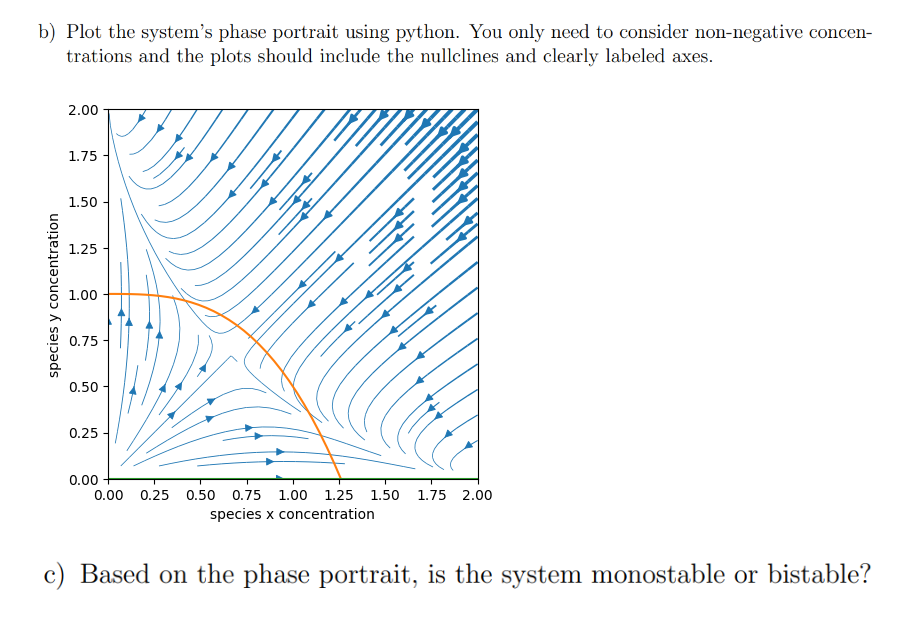
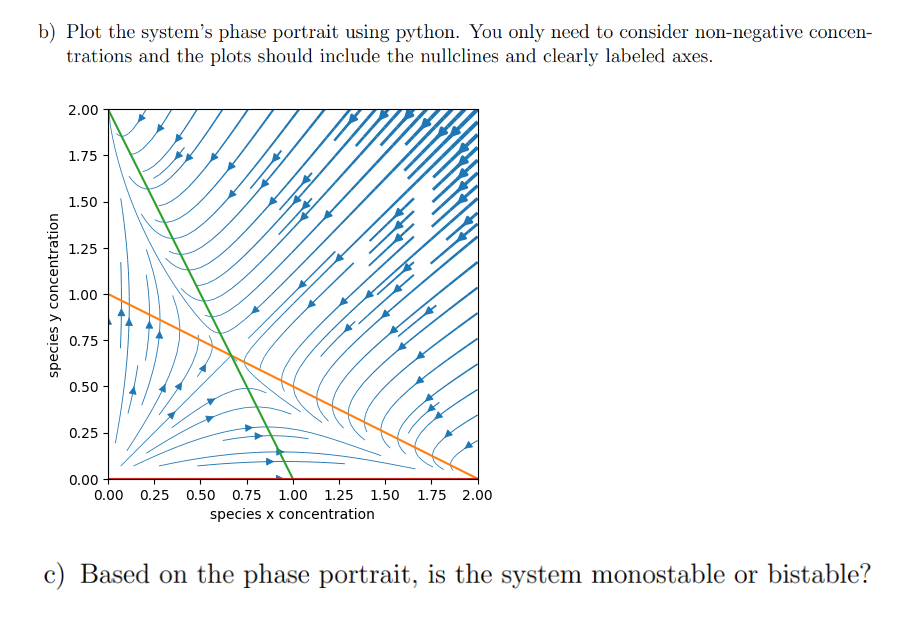
Before and after one commit to TC-Wheel/modeling_biological_systems, a Jupyter notebook: home_work/midterm.ipynb, the cells around one changed output. Drawn from its saved outputs; the diff is of its cells as text; code cells hidden in the pictures.

```diff
--- a/home_work/midterm.ipynb
+++ b/home_work/midterm.ipynb
@@ -243,38 +245,41 @@ def plot_flow_field(ODE, u_range, v_range, n_grid=100):
         for j in range(uu.shape[1]):
             u_vel[i,j], v_vel[i,j] = ODE(np.array([uu[i,j], vv[i,j]]), None)
     # Compute speed
     speed = np.sqrt(u_vel**2 + v_vel**2)
     # Make linewidths proportional to speed, with minimal line width of 0.5 and max of 3
     lw = 0.5 + 2.5 * speed / speed.max()
     # Make stream plot
     ax.streamplot(uu, vv, u_vel, v_vel, linewidth=lw, arrowsize=1.2, density=1)#, color='thistle')
     return ax
 
 
 ax = plot_flow_field(predator_prey_system, (0,2), (0,2))
 ax.set_xlabel('species x concentration')
 ax.set_ylabel('species y concentration')
 ax.set_aspect('equal')
 
 
 #nullcline 1
 x1  = np.linspace(0,2)
-y1 = 1 - ((x1**2)/2*x1)
+y1 = 1 - (x1/2)
 ax.plot(x1, y1)
 #nullcline 2
-# s1 = np.linspace(0,2)
-# s2 = (k2+k5*s1) / k4
-# ax.plot(s1,s2)
+x2 = np.linspace(0,2)
+y2 = 2 - 2 * x2
+ax.plot(x2, y2)
 #nullcline 3
-x1 = np.linspace(0,2)
-y3 = x1 * 0
-ax.plot(x1, y3)
+x3 = np.linspace(0,2)
+y3 = x3 * 0
+ax.plot(x3, y3)
 #nullcline 4
+y4 = np.linspace(2,0)
+x4 = y4 * 0
+ax.plot(x4, y4)
 
 #limit the shape of the plot
 plt.axis([0,2,0,2])
 
 
 plt.show()
 # %% [output]
-[figure, old version]
+[figure, new version]
```
Also changed, not shown: parts of 5 cells of this notebook.
